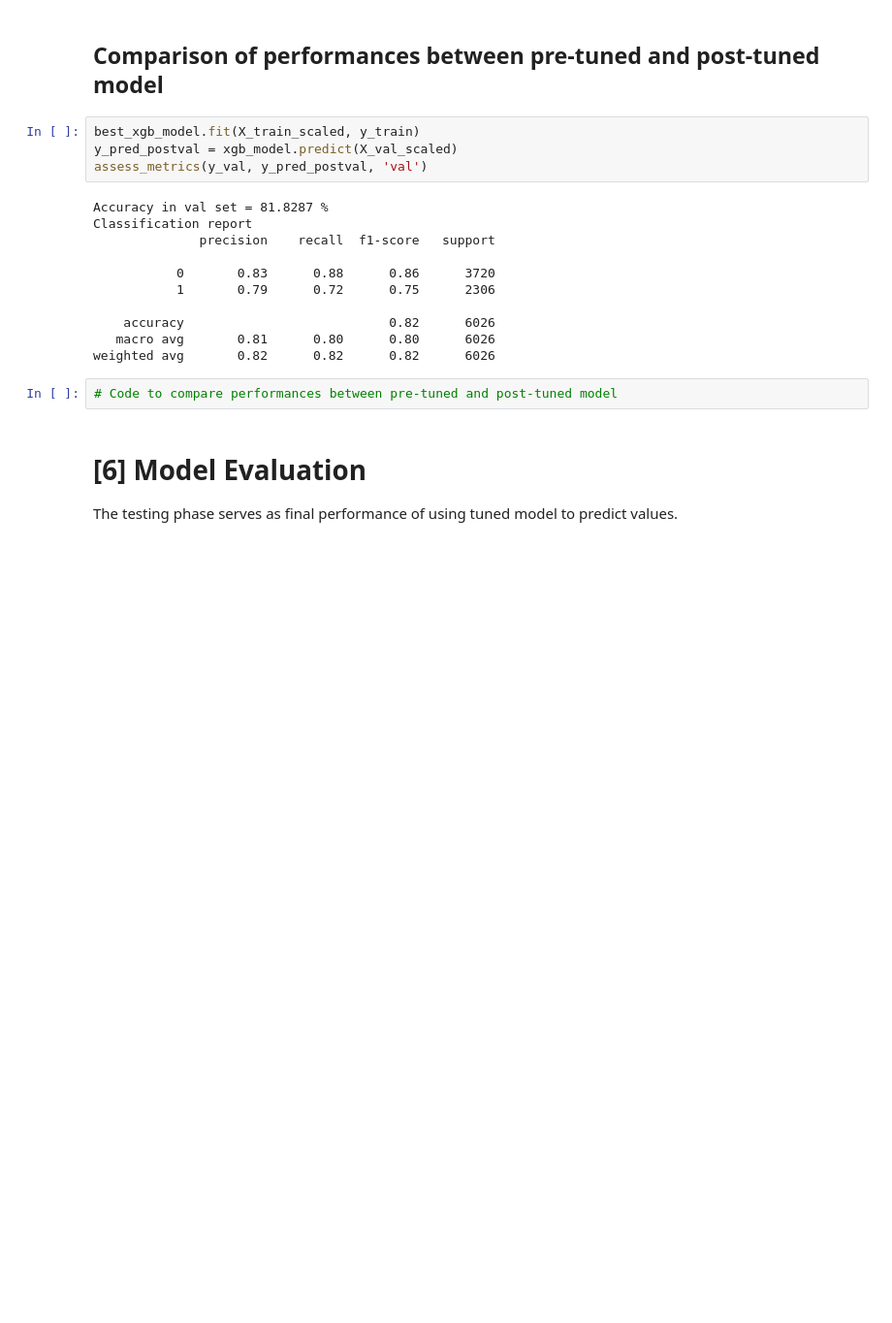
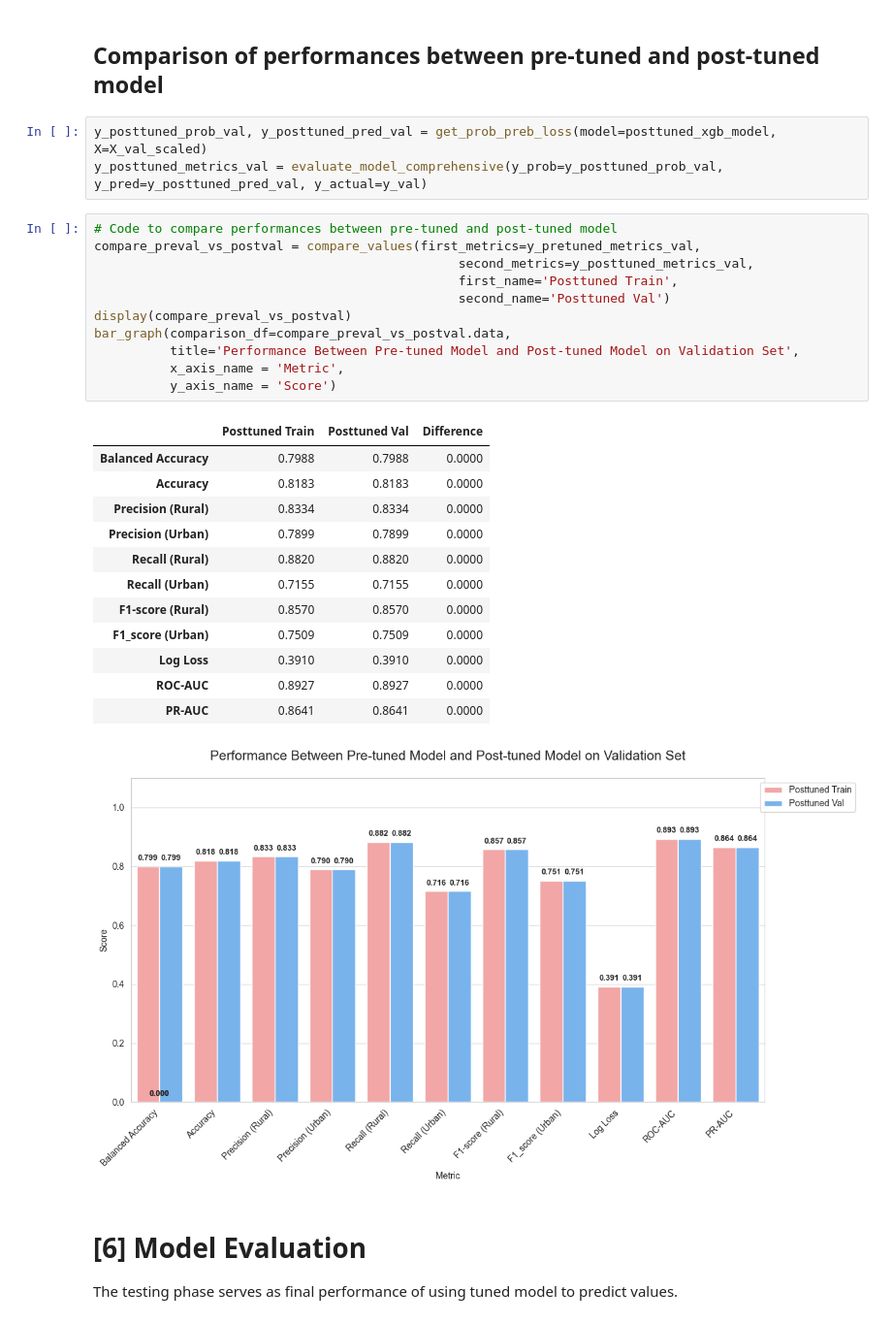
Before and after one commit to NebulaRojo9/STINTSY-MCO, a Jupyter notebook: Gradient Boosting Classifier.ipynb, the cells around one changed output. Shown at 97% size. Saved outputs shown, nothing was run; the diff lists cells and outputs as text; blank space fills up the shorter version.

```diff
--- a/Gradient Boosting Classifier.ipynb
+++ b/Gradient Boosting Classifier.ipynb
@@ -151,22 +300,33 @@ best_xgb_model = xgb.XGBClassifier(**best_params)
 # %% [markdown]
 ## Comparison of performances between pre-tuned and post-tuned model
 # %%
-best_xgb_model.fit(X_train_scaled, y_train)
-y_pred_postval = xgb_model.predict(X_val_scaled)
-assess_metrics(y_val, y_pred_postval, 'val')
+y_posttuned_prob_val, y_posttuned_pred_val = get_prob_preb_loss(model=posttuned_xgb_model, X=X_val_scaled)
+y_posttuned_metrics_val = evaluate_model_comprehensive(y_prob=y_posttuned_prob_val, y_pred=y_posttuned_pred_val, y_actual=y_val)
-# %% [output]
-Accuracy in val set = 81.8287 %
-Classification report
-              precision    recall  f1-score   support
-
-           0       0.83      0.88      0.86      3720
-           1       0.79      0.72      0.75      2306
-
-    accuracy                           0.82      6026
-   macro avg       0.81      0.80      0.80      6026
-weighted avg       0.82      0.82      0.82      6026
 # %%
 # Code to compare performances between pre-tuned and post-tuned model
+compare_preval_vs_postval = compare_values(first_metrics=y_pretuned_metrics_val,
+                                                second_metrics=y_posttuned_metrics_val,
+                                                first_name='Posttuned Train',
+                                                second_name='Posttuned Val')
+display(compare_preval_vs_postval)
+bar_graph(comparison_df=compare_preval_vs_postval.data,
+          title='Performance Between Pre-tuned Model and Post-tuned Model on Validation Set',
+          x_axis_name = 'Metric',
+          y_axis_name = 'Score')
+# %% [output]
+|  | Posttuned Train | Posttuned Val | Difference |
+| Balanced Accuracy | 0.7988 | 0.7988 | 0.0000 |
+| Accuracy | 0.8183 | 0.8183 | 0.0000 |
+| Precision (Rural) | 0.8334 | 0.8334 | 0.0000 |
+| Precision (Urban) | 0.7899 | 0.7899 | 0.0000 |
+| Recall (Rural) | 0.8820 | 0.8820 | 0.0000 |
+| Recall (Urban) | 0.7155 | 0.7155 | 0.0000 |
+| F1-score (Rural) | 0.8570 | 0.8570 | 0.0000 |
+| F1_score (Urban) | 0.7509 | 0.7509 | 0.0000 |
+| Log Loss | 0.3910 | 0.3910 | 0.0000 |
+| ROC-AUC | 0.8927 | 0.8927 | 0.0000 |
+| PR-AUC | 0.8641 | 0.8641 | 0.0000 |
+[figure, added]
 # %% [markdown]
 # **[6]** Model Evaluation
 The testing phase serves as final performance of using tuned model to predict values.
```
Also changed, not shown: parts of 12 cells of this notebook.
